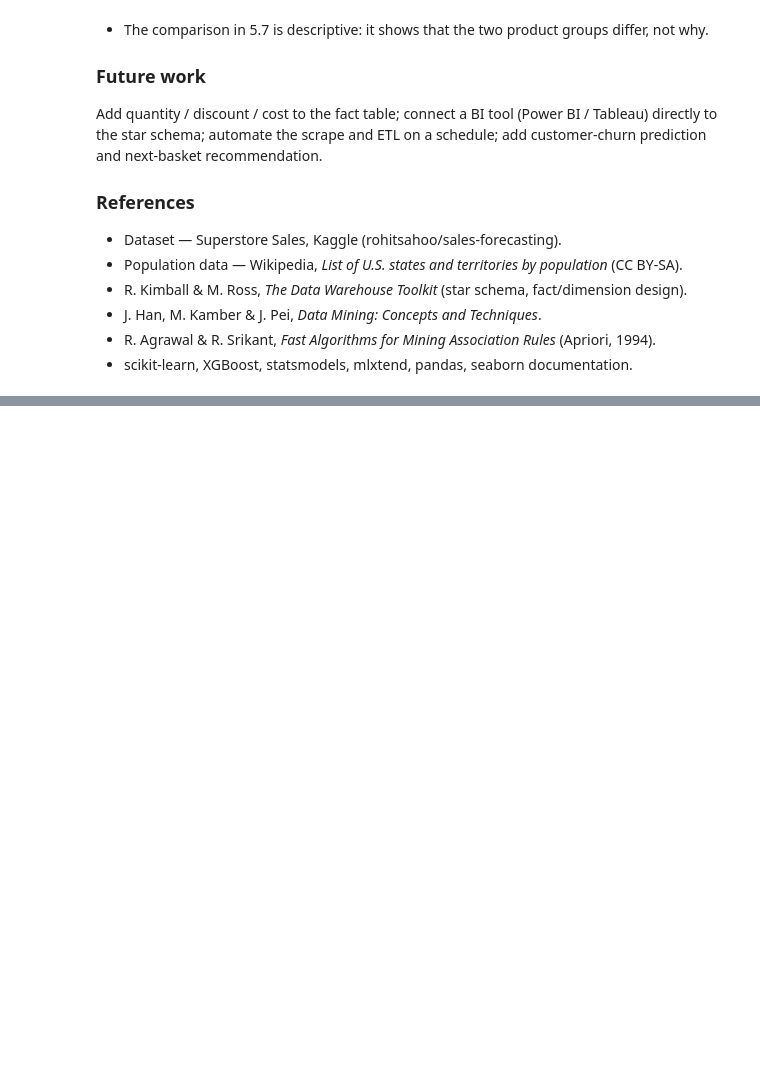
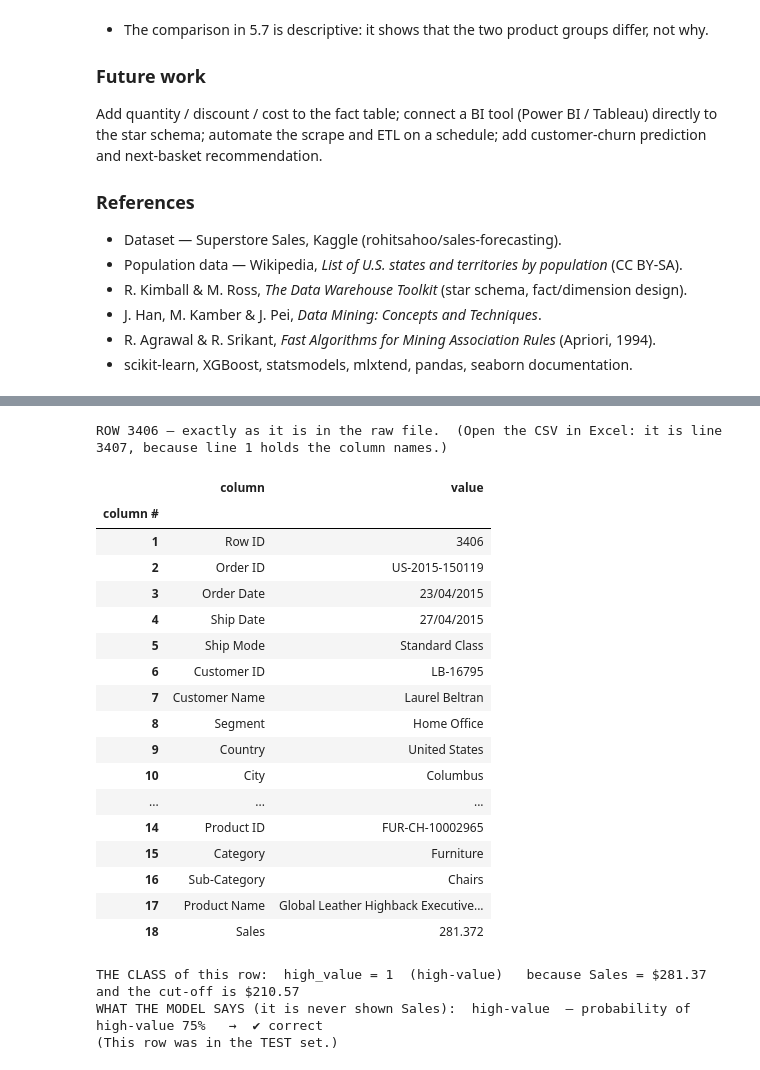
Before and after one commit to Abhishek222983101/sales-analytics-platform, a Jupyter notebook: dwm-project/DWM_Sales_Analytics.ipynb, the cells around one changed output, grey strips where cells are left out. Cells and saved outputs as stored; diff of their text form; code cells hidden in the pictures; blank space fills up the shorter version.

```diff
--- a/dwm-project/DWM_Sales_Analytics.ipynb
+++ b/dwm-project/DWM_Sales_Analytics.ipynb
@@ -2323,0 +2401,48 @@ Add quantity / discount / cost to the fact table; connect a BI tool (Power BI /
+# %%
+def show_row(row_id):
+    r = raw[raw["Row ID"] == row_id]
+    if r.empty:
+        print(f"There is no Row ID {row_id}. Valid IDs run from {raw['Row ID'].min()} to {raw['Row ID'].max()}.")
+        return
+    print(f"ROW {row_id} — exactly as it is in the raw file.  (Open the CSV in Excel: it is line {int(r.index[0]) + 2}, because line 1 holds the column names.)\n")
+    display(pd.DataFrame({"column #": range(1, r.shape[1] + 1), "column": r.columns, "value": r.iloc[0].astype(str).values}).set_index("column #"))
+
+    m = mdl[mdl["Row ID"] == row_id]
+    if m.empty:
+        print("\nThis row does not appear in the cleaned data: it was removed in pre-processing as a duplicate (section 3.4).")
+        return
+    actual = int(m["high_value"].iloc[0])
+    p = fitted["Random Forest"].predict_proba(m[FEATURES])[0, 1]
+    guess = int(p >= 0.5)
+    name = {0: "standard", 1: "high-value"}
+    print(f"\nTHE CLASS of this row:  high_value = {actual}  ({name[actual]})   because Sales = ${m['Sales'].iloc[0]:,.2f} and the cut-off is ${threshold:,.2f}")
+    print(f"WHAT THE MODEL SAYS (it is never shown Sales):  {name[guess]}  — probability of high-value {p:.0%}   →  {'✔ correct' if guess == actual else '✘ wrong'}")
+    print(f"(This row was in the {'TEST' if m.index[0] in X_test.index else 'TRAINING'} set.)")
+# %%
+#@title 🔎 Find any row of the dataset — type a Row ID, then press ▶ { display-mode: "form" }
+row_id = 3406  #@param {type:"integer"}
+
+show_row(row_id)
+# %% [output]
+ROW 3406 — exactly as it is in the raw file.  (Open the CSV in Excel: it is line 3407, because line 1 holds the column names.)
+|  | column | value |
+| column # |  |  |
+| 1 | Row ID | 3406 |
+| 2 | Order ID | US-2015-150119 |
+| 3 | Order Date | 23/04/2015 |
+| 4 | Ship Date | 27/04/2015 |
+| 5 | Ship Mode | Standard Class |
+| 6 | Customer ID | LB-16795 |
+| 7 | Customer Name | Laurel Beltran |
+| 8 | Segment | Home Office |
+| 9 | Country | United States |
+| 10 | City | Columbus |
+| ... | ... | ... |
+| 14 | Product ID | FUR-CH-10002965 |
+| 15 | Category | Furniture |
+| 16 | Sub-Category | Chairs |
+| 17 | Product Name | Global Leather Highback Executive... |
+| 18 | Sales | 281.372 |
+THE CLASS of this row:  high_value = 1  (high-value)   because Sales = $281.37 and the cut-off is $210.57
+WHAT THE MODEL SAYS (it is never shown Sales):  high-value  — probability of high-value 75%   →  ✔ correct
+(This row was in the TEST set.)
```
Also changed, not shown: parts of 16 cells of this notebook, 5 other files.
